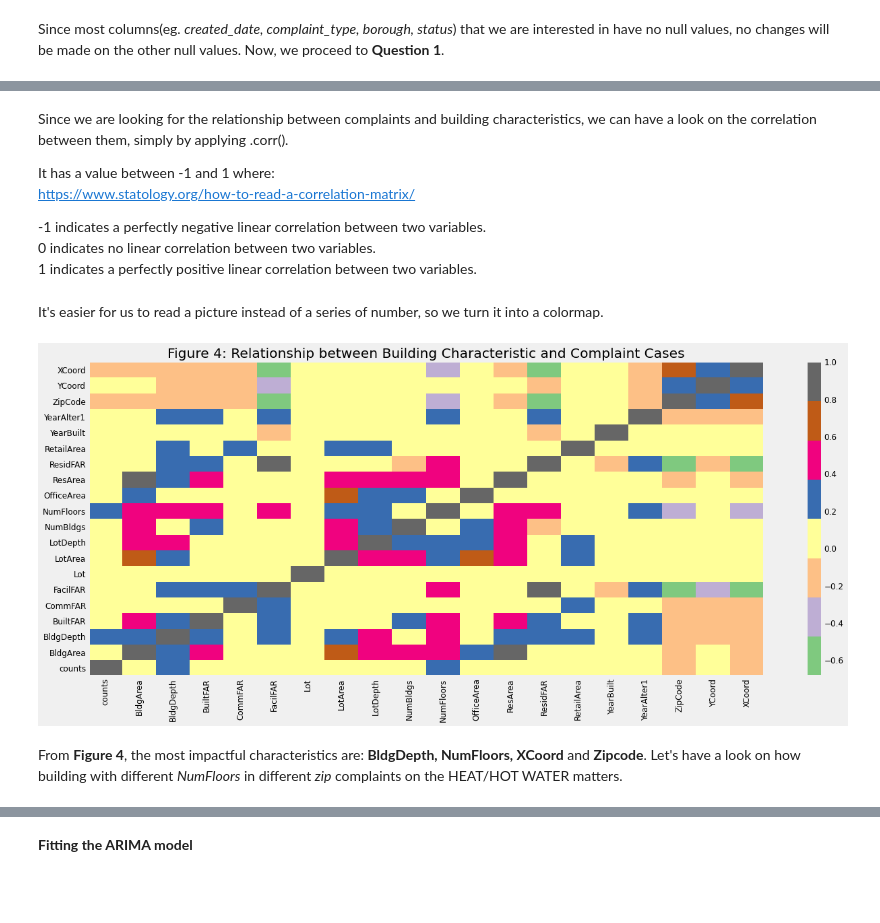
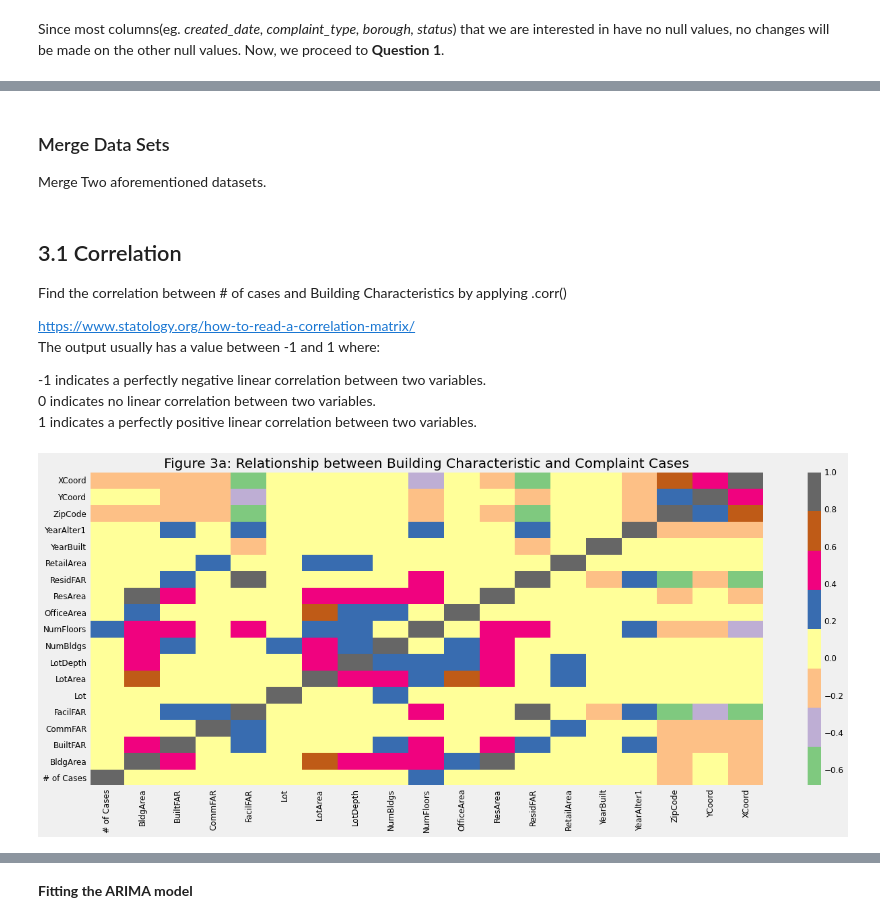
Before and after one commit to GieselC/311_Complaint_Analysis, a Jupyter notebook: NewYorkComplaintCase.ipynb, the cells around one changed output, grey strips where cells are left out. Saved outputs shown, nothing was run; the diff lists cells and outputs as text; code cells hidden in the pictures; blank space fills up the shorter version.

```diff
--- a/NewYorkComplaintCase.ipynb
+++ b/NewYorkComplaintCase.ipynb
@@ -35 +33,3 @@ df = pd.read_csv('https://data.cityofnewyork.us/resource/fhrw-4uyv.csv?$limit=10
+# %%
+df= pd.read_csv(r'C:\Users\User\Downloads/fhrw-4uyv.csv')
 # %% [markdown]
@@ -249,7 +512,7 @@ As we recall, our current data set does not contain any building characteristics
 df_bx = pd.read_csv(r'C:\Users\User\Downloads/BX_18v1.csv')
 
 #As recommended, bx stands for Bronx
-df_bx = df_bx[['Address', 'BldgArea', 'BldgDepth', 'BuiltFAR', 'CommFAR', 'FacilFAR', 'Lot', 'LotArea', 'LotDepth', 'NumBldgs', 'NumFloors', 'OfficeArea', 'ResArea', 'ResidFAR', 'RetailArea', 'YearBuilt', 'YearAlter1', 'ZipCode', 'YCoord', 'XCoord']]
+df_bx = df_bx[['Address', 'BldgArea', 'BuiltFAR', 'CommFAR', 'FacilFAR', 'Lot', 'LotArea', 'LotDepth', 'NumBldgs', 'NumFloors', 'OfficeArea', 'ResArea', 'ResidFAR', 'RetailArea', 'YearBuilt', 'YearAlter1', 'ZipCode', 'YCoord', 'XCoord']]
 # %%
 df_bx.head(5)
 # %% [output]
@@ -288,3 +547,6 @@ Now, we need to join the data sets to answer Question 3.
+# %% [markdown]
+### Merge Data Sets
+Merge Two aforementioned datasets.
 # %%
 #df filtered by complaint_type, borough
 df_hhw_bx = df.copy()
@@ -299,53 +561,51 @@ df_hhw_bx_inc = df_hhw_bx['incident_address']
 df_hhw_bx_inc = df_hhw_bx_inc.value_counts()
 df_hhw_bx_inc = df_hhw_bx_inc.to_frame()
 df_hhw_bx_inc = df_hhw_bx_inc.reset_index()
-df_hhw_bx_inc = df_hhw_bx_inc.rename(columns={'index':'inc_adrress','incident_address':'counts'})
+df_hhw_bx_inc = df_hhw_bx_inc.rename(columns={'index':'inc_adrress','incident_address':'# of Cases'})
 
 #merge
 df_hhw_bx_inc = pd.merge(left=df_hhw_bx_inc, right=df_bx, how='left', left_on='inc_adrress', right_on='Address')
 df_hhw_bx_inc.dropna(axis=0,inplace=True)
 df_hhw_bx_inc.drop(columns={'inc_adrress'}, inplace=True, axis=0)
 # %% [markdown]
-Since we are looking for the relationship between complaints and building characteristics, we can have a look on the correlation between them, simply by applying .corr().<br>
+## 3.1 Correlation
+Find the correlation between # of cases and Building Characteristics by applying .corr()<br>
 
-It has a value between -1 and 1 where: <br>
-https://www.statology.org/how-to-read-a-correlation-matrix/
+https://www.statology.org/how-to-read-a-correlation-matrix/ <br>
+The output usually has a value between -1 and 1 where: <br>
+
 
 -1 indicates a perfectly negative linear correlation between two variables. <br>
 0 indicates no linear correlation between two variables. <br>
 1 indicates a perfectly positive linear correlation between two variables. <br>
 # %%
 df_hhw_bx_inc_corr = df_hhw_bx_inc.corr()
-# %% [markdown]
-It's easier for us to read a picture instead of a series of number, so we turn it into a colormap.
 # %%
 #Visualise correlation
 import numpy as np
 fig, ax= plt.subplots()
 im = ax.pcolor(df_hhw_bx_inc_corr, cmap='Accent')
 fig.set_figheight(8)
 fig.set_figwidth(20)
 
 #label names
 row_labels = df_hhw_bx_inc_corr.columns
 col_labels = df_hhw_bx_inc_corr.index
 
 #move ticks and labels to the center
 ax.set_xticks(np.arange(df_hhw_bx_inc_corr.shape[1]) + 0.5, minor=False)
 ax.set_yticks(np.arange(df_hhw_bx_inc_corr.shape[0]) + 0.5, minor=False)
 
 #insert labels
 ax.set_xticklabels(row_labels, minor=False)
 ax.set_yticklabels(col_labels, minor=False)
 
 #rotate label if too long
 plt.xticks(rotation=90)
 
 fig.colorbar(im)
-plt.title('Figure 4: Relationship between Building Characteristic and Complaint Cases')
+plt.title('Figure 3a: Relationship between Building Characteristic and Complaint Cases')
 
 plt.show()
 # %% [output]
-[figure, old version]
+[figure, new version]
-# %% [markdown]
-From **Figure 4**, the most impactful characteristics are: **BldgDepth, NumFloors, XCoord** and **Zipcode**. Let's have a look on how building with different *NumFloors* in different *zip* complaints on the HEAT/HOT WATER matters.
```
Also changed, not shown: parts of 116 cells of this notebook.
